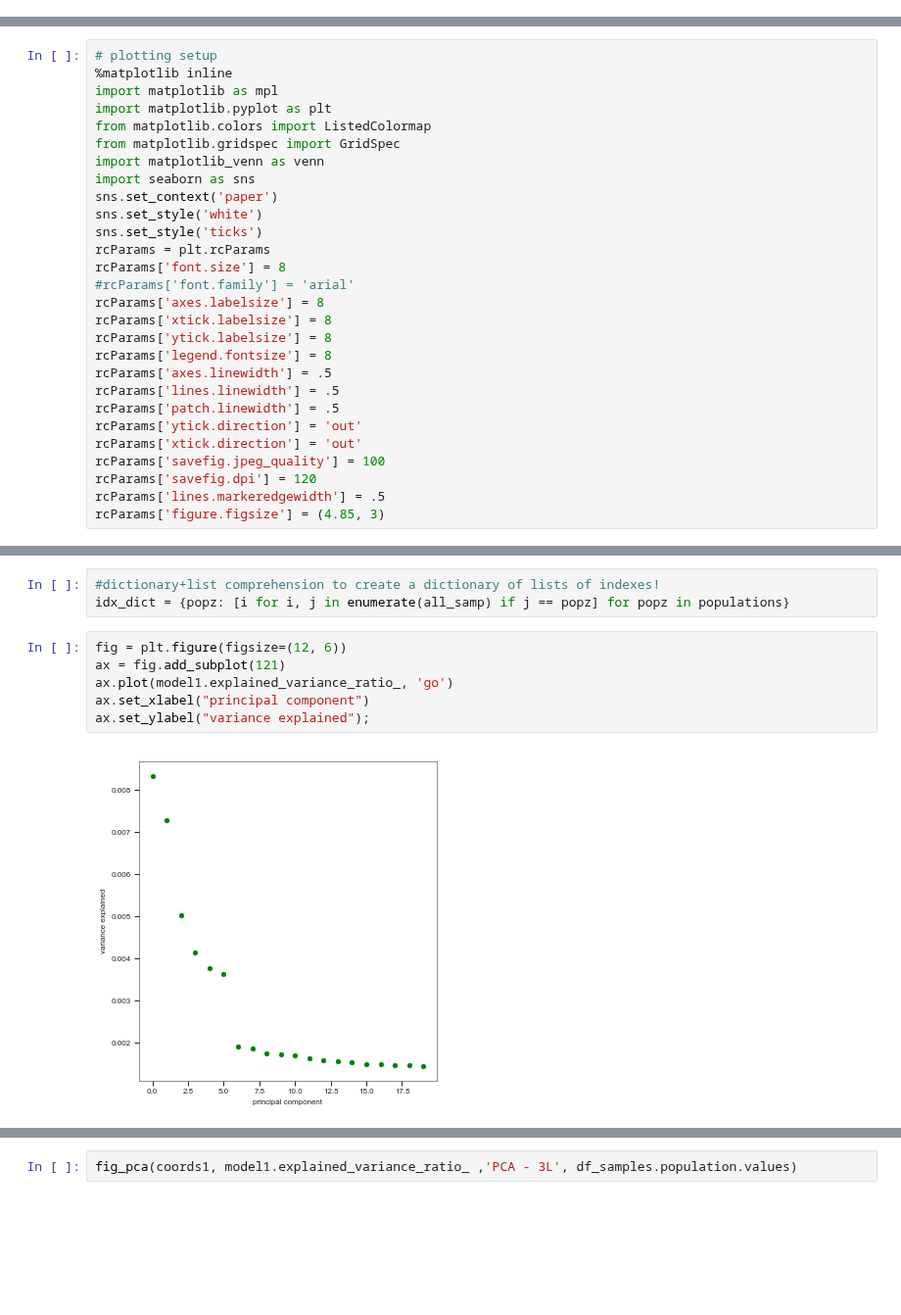
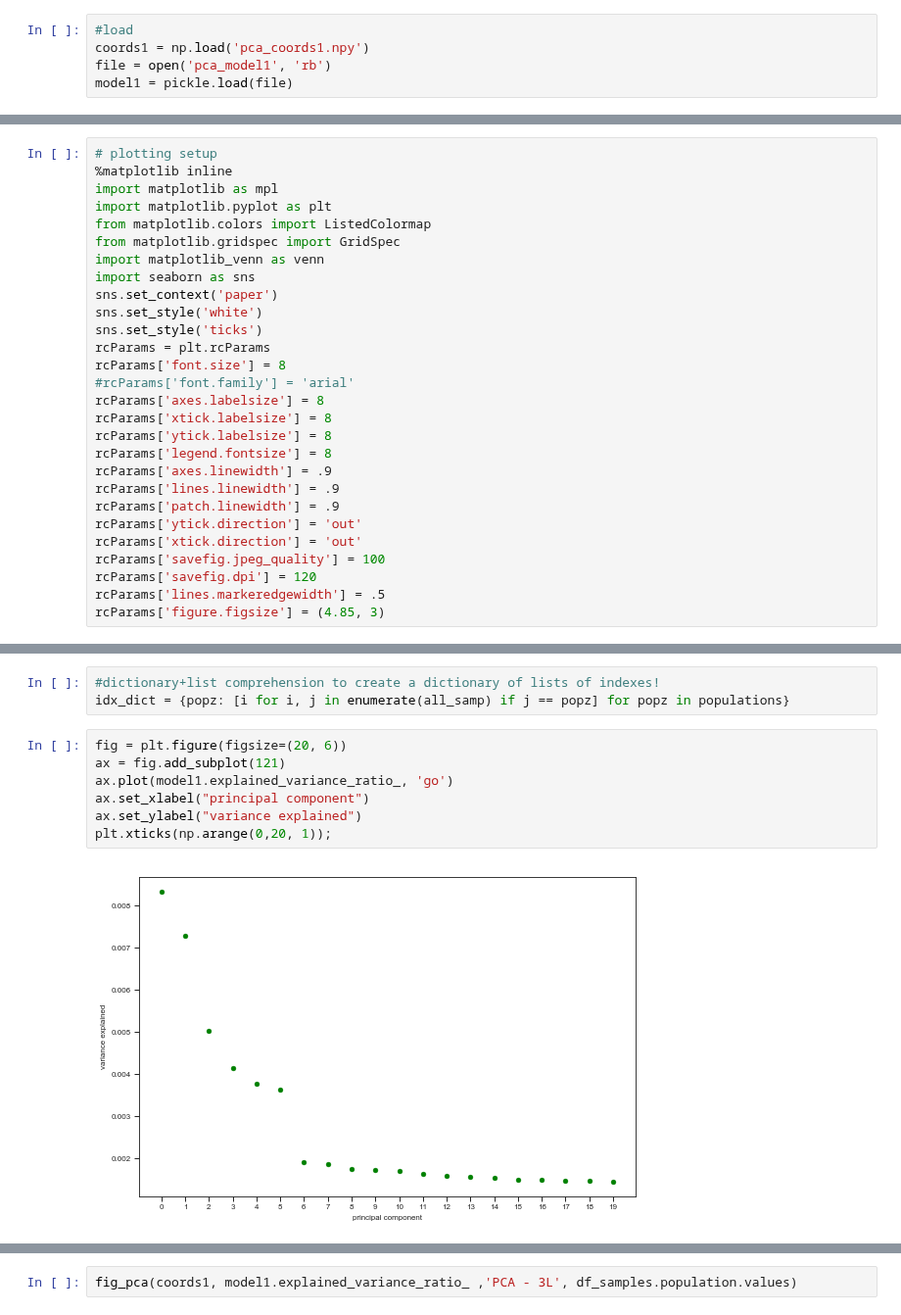
Before and after one commit to alimanfoo/ag1000g-phase2-data-paper, a Jupyter notebook: notebooks/figure_PCA.ipynb, the cells around one changed output, grey strips where cells are left out. Shown at 98% size. Saved outputs shown, nothing was run; the diff lists cells and outputs as text; blank space fills up the shorter version.

Commit message:
split figures

```diff
--- a/notebooks/figure_PCA.ipynb
+++ b/notebooks/figure_PCA.ipynb
@@ -90,0 +86,5 @@ coords1, model1 = allel.pca(gnu, n_components=20, scaler='patterson')
+# %%
+#load
+coords1 = np.load('pca_coords1.npy')
+file = open('pca_model1', 'rb')
+model1 = pickle.load(file)
@@ -107,9 +111,9 @@ rcParams['axes.labelsize'] = 8
 rcParams['xtick.labelsize'] = 8
 rcParams['ytick.labelsize'] = 8
 rcParams['legend.fontsize'] = 8
-rcParams['axes.linewidth'] = .5
-rcParams['lines.linewidth'] = .5
-rcParams['patch.linewidth'] = .5
+rcParams['axes.linewidth'] = .9
+rcParams['lines.linewidth'] = .9
+rcParams['patch.linewidth'] = .9
 rcParams['ytick.direction'] = 'out'
 rcParams['xtick.direction'] = 'out'
 rcParams['savefig.jpeg_quality'] = 100
@@ -175,13 +179,14 @@ populations, len(df_samples.population)
 #dictionary+list comprehension to create a dictionary of lists of indexes!
 idx_dict = {popz: [i for i, j in enumerate(all_samp) if j == popz] for popz in populations}
 # %%
-fig = plt.figure(figsize=(12, 6))
+fig = plt.figure(figsize=(20, 6))
 ax = fig.add_subplot(121)
 ax.plot(model1.explained_variance_ratio_, 'go')
 ax.set_xlabel("principal component")
-ax.set_ylabel("variance explained");
+ax.set_ylabel("variance explained")
+plt.xticks(np.arange(0,20, 1));
 # %% [output]
-[figure, old version]
+[figure, new version]
 # %%
 def plot_pca_coords(coords, model, pc1, pc2, ax, sample_population):
     sns.despine(ax=ax, offset=5)
```
Also changed, not shown: parts of 16 cells of this notebook, 7 other files.
